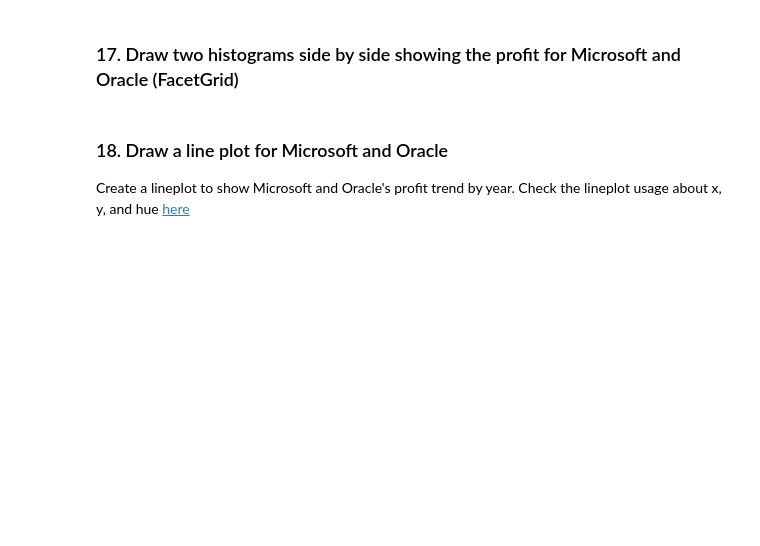
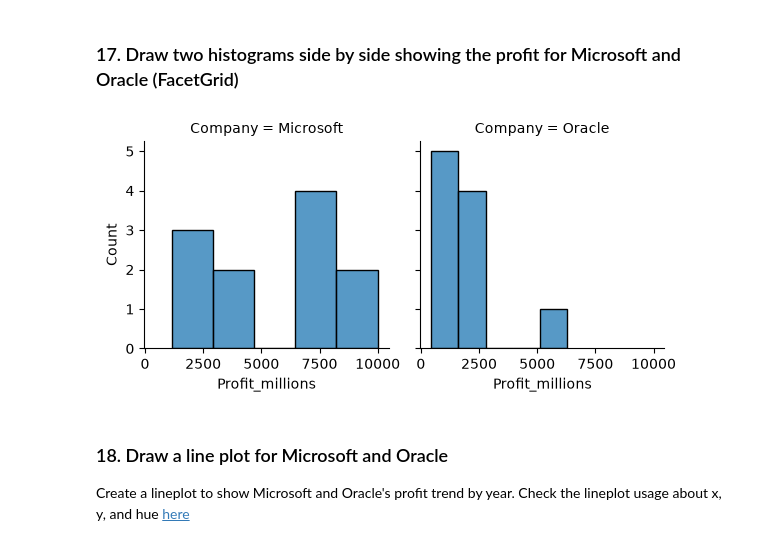
Before and after one commit to ethnicgarbage/comm4259-work, a Jupyter notebook: Lab 3/Lab_03-Exercise.ipynb, the cells around one changed output. Drawn from its saved outputs; the diff is of its cells as text; code cells hidden in the pictures; blank space fills up the shorter version.

```diff
--- a/Lab 3/Lab_03-Exercise.ipynb
+++ b/Lab 3/Lab_03-Exercise.ipynb
@@ -201,5 +269,10 @@ Name: Company, dtype: str
 # %% [markdown]
 ### 17. Draw two histograms side by side showing the profit for Microsoft and Oracle (FacetGrid)
+# %%
+histProfitMO = sns.FacetGrid(df2, col = "Company")
+histProfitMO = histProfitMO.map(sns.histplot, "Profit_millions")
+# %% [output]
+[figure, added]
 # %% [markdown]
 ### 18. Draw a line plot for Microsoft and Oracle
 Create a lineplot to show Microsoft and Oracle's profit trend by year. Check the lineplot usage about x, y, and hue [here](https://seaborn.pydata.org/generated/seaborn.lineplot.html)
```
Also changed, not shown: parts of 9 cells of this notebook.
